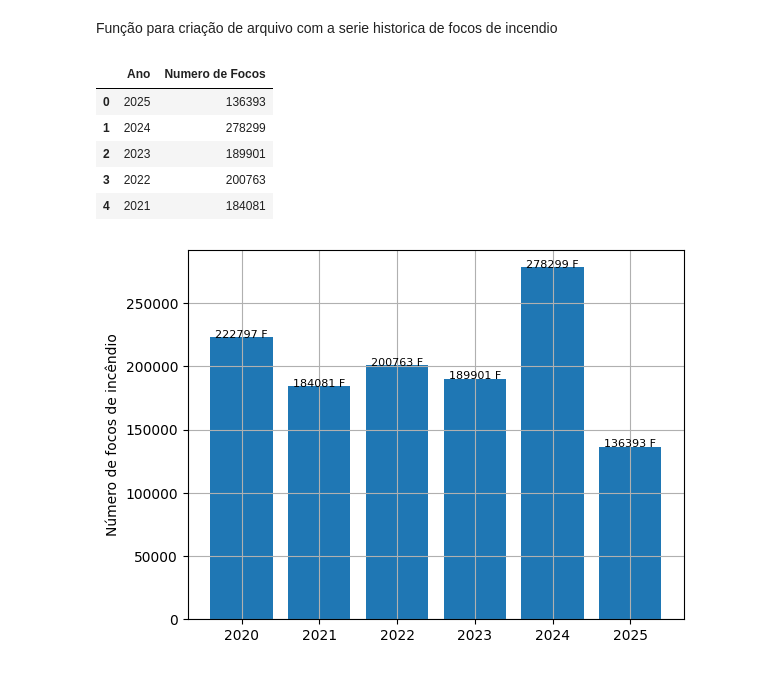
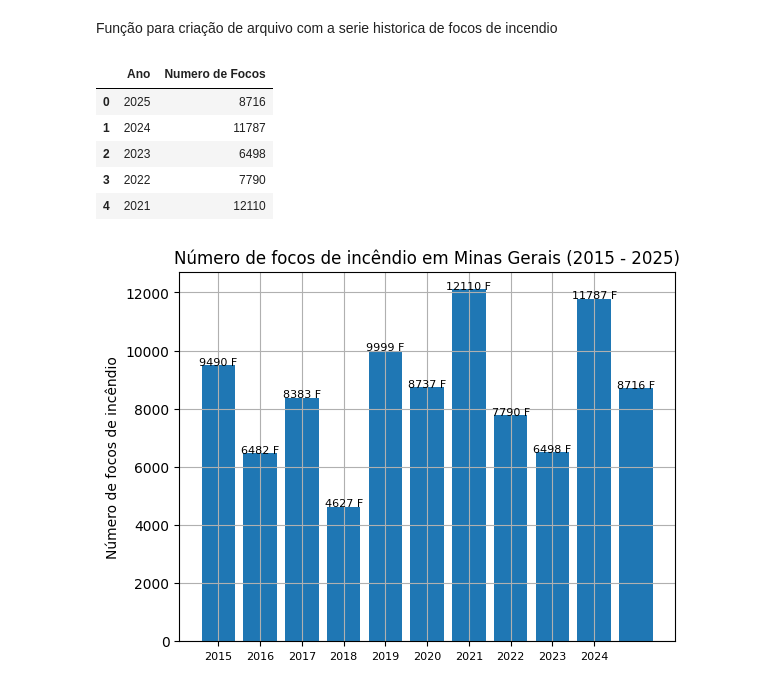
Before and after one commit to jvrezendem/analiseIncendioBR, a Jupyter notebook: notebooks/serieHistorica.ipynb, the cells around one changed output. Saved outputs shown, nothing was run; the diff lists cells and outputs as text; code cells hidden in the pictures.

```diff
--- a/notebooks/serieHistorica.ipynb
+++ b/notebooks/serieHistorica.ipynb
@@ -27,6 +27,11 @@ pathArq = [
     "../data/raw/focos_br_ref_2022.csv",
     "../data/raw/focos_br_ref_2021.csv",
     "../data/raw/focos_br_ref_2020.csv",
+    "../data/raw/focos_br_ref_2019.csv",
+    "../data/raw/focos_br_ref_2018.csv",
+    "../data/raw/focos_br_ref_2017.csv",
+    "../data/raw/focos_br_ref_2016.csv",
+    "../data/raw/focos_br_ref_2015.csv"
 
 ]
 
@@ -35,20 +40,25 @@ for path in pathArq:
 
 serie = pd.DataFrame({"Ano": anos, "Numero de Focos": totalFocos})
 
+serie.to_csv("../data/processed/numero_focos_mg_ref_2015-2025.csv", sep=",")
+
 serie.head()
 # %% [output]
 |  | Ano | Numero de Focos |
-| 0 | 2025 | 136393 |
-| 1 | 2024 | 278299 |
-| 2 | 2023 | 189901 |
-| 3 | 2022 | 200763 |
-| 4 | 2021 | 184081 |
+| 0 | 2025 | 8716 |
+| 1 | 2024 | 11787 |
+| 2 | 2023 | 6498 |
+| 3 | 2022 | 7790 |
+| 4 | 2021 | 12110 |
 # %%
 plt.Figure(figsize=(16,9))
 plt.bar(serie["Ano"], serie["Numero de Focos"])
 plt.ylabel("Número de focos de incêndio")
+plt.xticks(np.arange(2015, 2025, 1), fontsize=8)
 plt.grid(True)
 for ano, value in zip(serie["Ano"], serie["Numero de Focos"]):
     plt.text(ano, value, f"{value} F", fontsize=8, ha="center")
+plt.title("Número de focos de incêndio em Minas Gerais (2015 - 2025)")
+plt.show()
 # %% [output]
-[figure, old version]
+[figure, new version]
```
Also changed, not shown: parts of 8 cells of this notebook.
